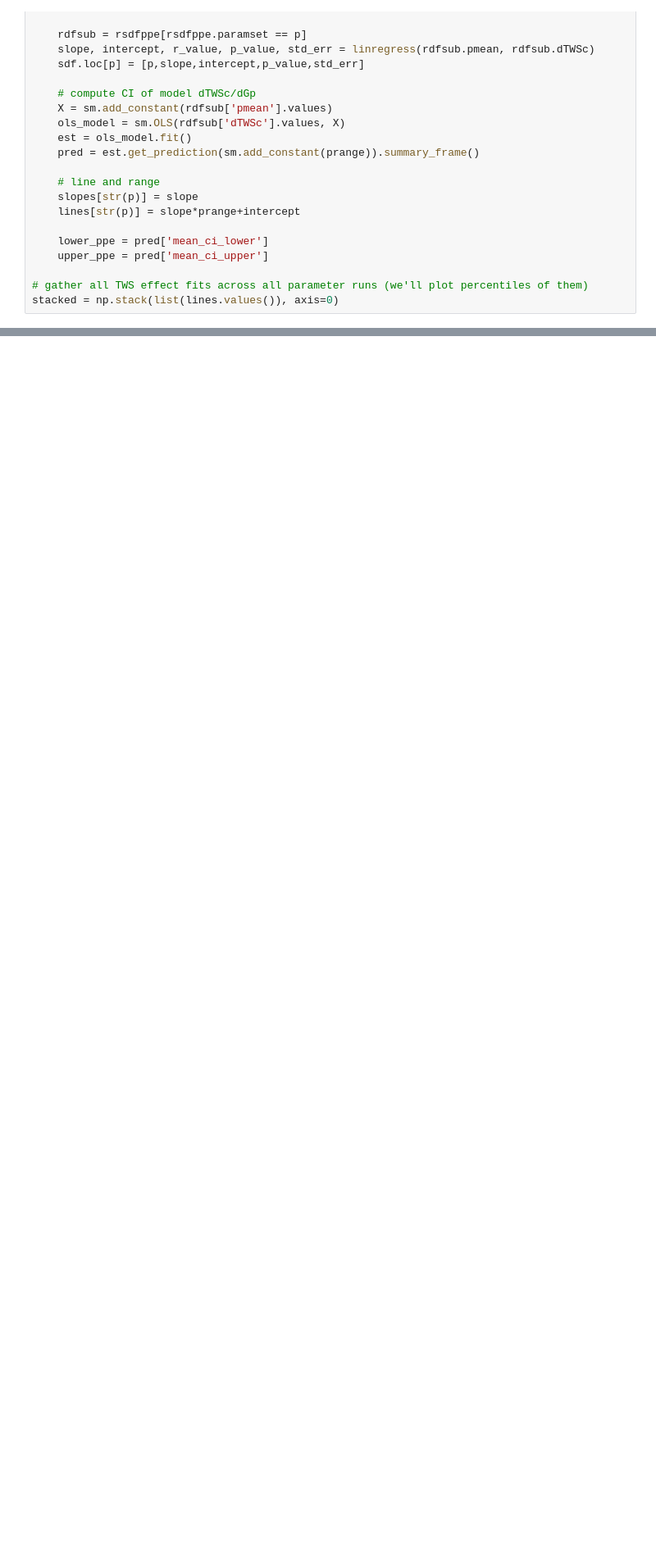
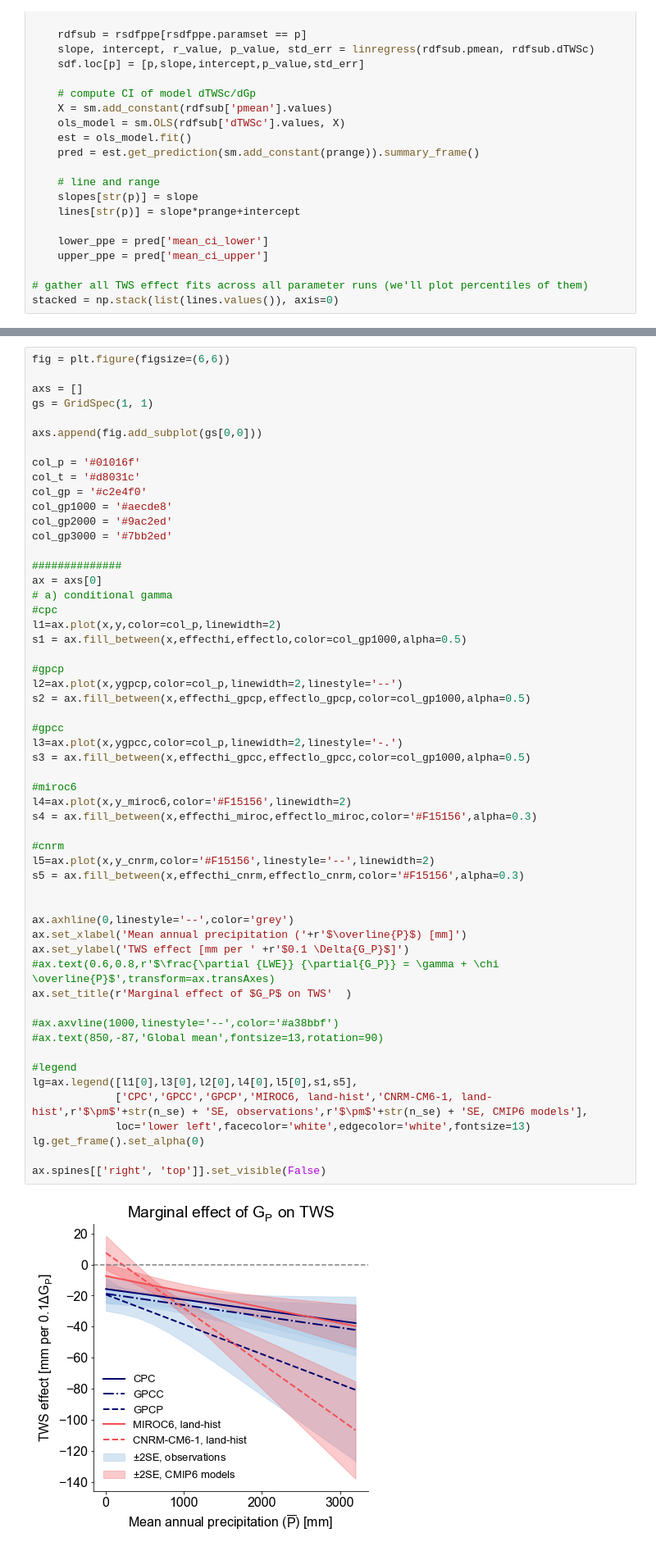
Before and after one commit to clesk/consolidation-TWS, a Jupyter notebook: plotting-codes/lesk+mankin_main-figs.ipynb, the cells around one changed output, grey strips where cells are left out. Shown at 82% size. Cells and saved outputs as stored; diff of their text form; blank space fills up the shorter version.

```diff
--- a/plotting-codes/lesk+mankin_main-figs.ipynb
+++ b/plotting-codes/lesk+mankin_main-figs.ipynb
@@ -1257,0 +1300,57 @@ stacked = np.stack(list(lines.values()), axis=0)
+# %%
+fig = plt.figure(figsize=(6,6))
+
+axs = []
+gs = GridSpec(1, 1)
+
+axs.append(fig.add_subplot(gs[0,0]))
+
+col_p = '#01016f'
+col_t = '#d8031c'
+col_gp = '#c2e4f0'
+col_gp1000 = '#aecde8'
+col_gp2000 = '#9ac2ed'
+col_gp3000 = '#7bb2ed'
+
+##############
+ax = axs[0]
+# a) conditional gamma
+#cpc
+l1=ax.plot(x,y,color=col_p,linewidth=2)
+s1 = ax.fill_between(x,effecthi,effectlo,color=col_gp1000,alpha=0.5)
+
+#gpcp
+l2=ax.plot(x,ygpcp,color=col_p,linewidth=2,linestyle='--')
+s2 = ax.fill_between(x,effecthi_gpcp,effectlo_gpcp,color=col_gp1000,alpha=0.5)
+
+#gpcc
+l3=ax.plot(x,ygpcc,color=col_p,linewidth=2,linestyle='-.')
+s3 = ax.fill_between(x,effecthi_gpcc,effectlo_gpcc,color=col_gp1000,alpha=0.5)
+
+#miroc6
+l4=ax.plot(x,y_miroc6,color='#F15156',linewidth=2)
+s4 = ax.fill_between(x,effecthi_miroc,effectlo_miroc,color='#F15156',alpha=0.3)
+
+#cnrm
+l5=ax.plot(x,y_cnrm,color='#F15156',linestyle='--',linewidth=2)
+s5 = ax.fill_between(x,effecthi_cnrm,effectlo_cnrm,color='#F15156',alpha=0.3)
+
+
+ax.axhline(0,linestyle='--',color='grey')
+ax.set_xlabel('Mean annual precipitation ('+r'$\overline{P}$) [mm]')
+ax.set_ylabel('TWS effect [mm per ' +r'$0.1 \Delta{G_P}$]')
+#ax.text(0.6,0.8,r'$\frac{\partial {LWE}} {\partial{G_P}} = \gamma + \chi \overline{P}$',transform=ax.transAxes)
+ax.set_title(r'Marginal effect of $G_P$ on TWS'  )
+
+#ax.axvline(1000,linestyle='--',color='#a38bbf')
+#ax.text(850,-87,'Global mean',fontsize=13,rotation=90)
+
+#legend
+lg=ax.legend([l1[0],l3[0],l2[0],l4[0],l5[0],s1,s5],
+             ['CPC','GPCC','GPCP','MIROC6, land-hist','CNRM-CM6-1, land-hist',r'$\pm$'+str(n_se) + 'SE, observations',r'$\pm$'+str(n_se) + 'SE, CMIP6 models'],
+             loc='lower left',facecolor='white',edgecolor='white',fontsize=13)
+lg.get_frame().set_alpha(0)
+
+ax.spines[['right', 'top']].set_visible(False)
+# %% [output]
+[figure, added]
```
Also changed, not shown: parts of 15 cells of this notebook, 44 other files.
